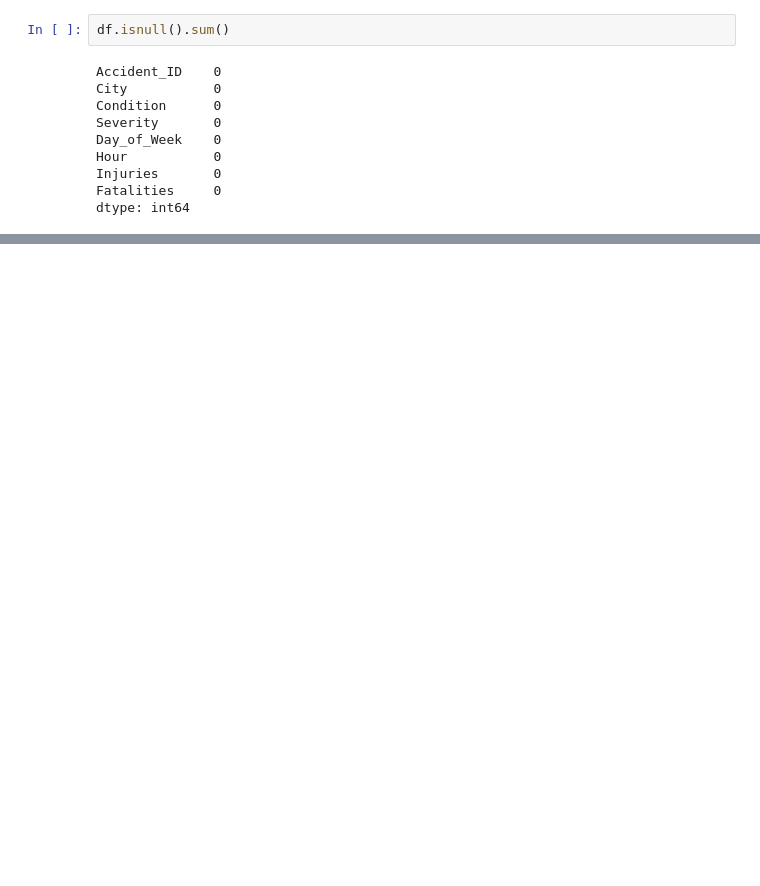
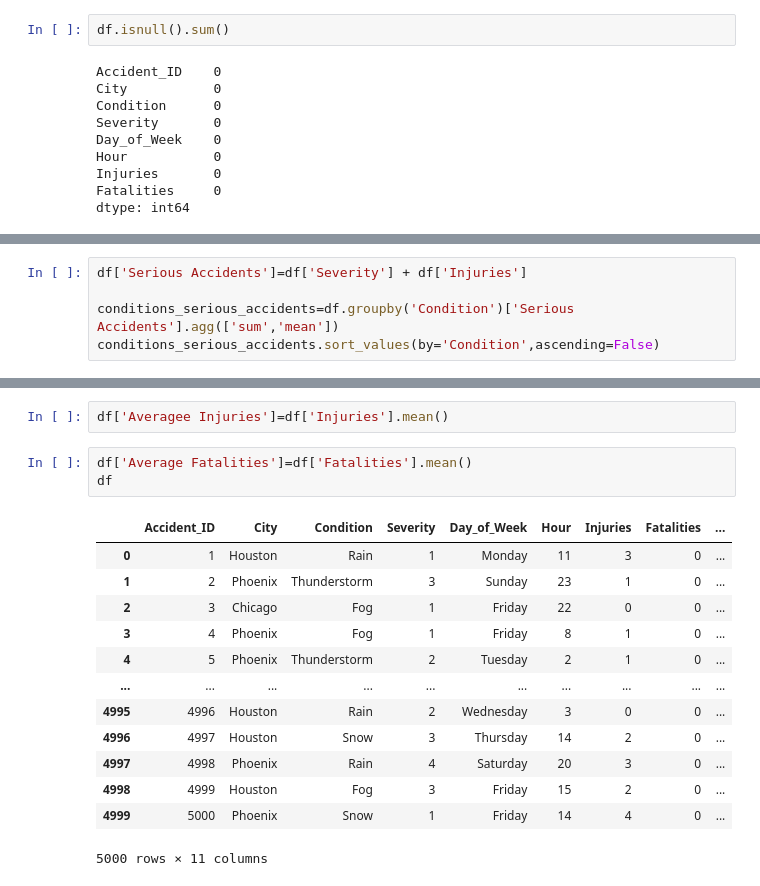
Before and after one commit to N1CKWEB/Proyecto-de-An-lisis-Exploratorio-de-Accidentes-de-Tr-nsitos, a Jupyter notebook: Project_dataset_accidents.ipynb, the cells around one changed output, grey strips where cells are left out. Cells and saved outputs as stored; diff of their text form; blank space fills up the shorter version.

```diff
--- a/Project_dataset_accidents.ipynb
+++ b/Project_dataset_accidents.ipynb
@@ -107,0 +206,5 @@ df
+# %%
+df['Serious Accidents']=df['Severity'] + df['Injuries']
+
+conditions_serious_accidents=df.groupby('Condition')['Serious Accidents'].agg(['sum','mean'])
+conditions_serious_accidents.sort_values(by='Condition',ascending=False)
@@ -107,0 +314,19 @@ df
+# %%
+df['Averagee Injuries']=df['Injuries'].mean()
+# %%
+df['Average Fatalities']=df['Fatalities'].mean()
+df
+# %% [output]
+|  | Accident_ID | City | Condition | Severity | Day_of_Week | Hour | Injuries | Fatalities | ... |
+| 0 | 1 | Houston | Rain | 1 | Monday | 11 | 3 | 0 | ... |
+| 1 | 2 | Phoenix | Thunderstorm | 3 | Sunday | 23 | 1 | 0 | ... |
+| 2 | 3 | Chicago | Fog | 1 | Friday | 22 | 0 | 0 | ... |
+| 3 | 4 | Phoenix | Fog | 1 | Friday | 8 | 1 | 0 | ... |
+| 4 | 5 | Phoenix | Thunderstorm | 2 | Tuesday | 2 | 1 | 0 | ... |
+| ... | ... | ... | ... | ... | ... | ... | ... | ... | ... |
+| 4995 | 4996 | Houston | Rain | 2 | Wednesday | 3 | 0 | 0 | ... |
+| 4996 | 4997 | Houston | Snow | 3 | Thursday | 14 | 2 | 0 | ... |
+| 4997 | 4998 | Phoenix | Rain | 4 | Saturday | 20 | 3 | 0 | ... |
+| 4998 | 4999 | Houston | Fog | 3 | Friday | 15 | 2 | 0 | ... |
+| 4999 | 5000 | Phoenix | Snow | 1 | Friday | 14 | 4 | 0 | ... |
+5000 rows × 11 columns
```
Also changed, not shown: parts of 40 cells of this notebook.
